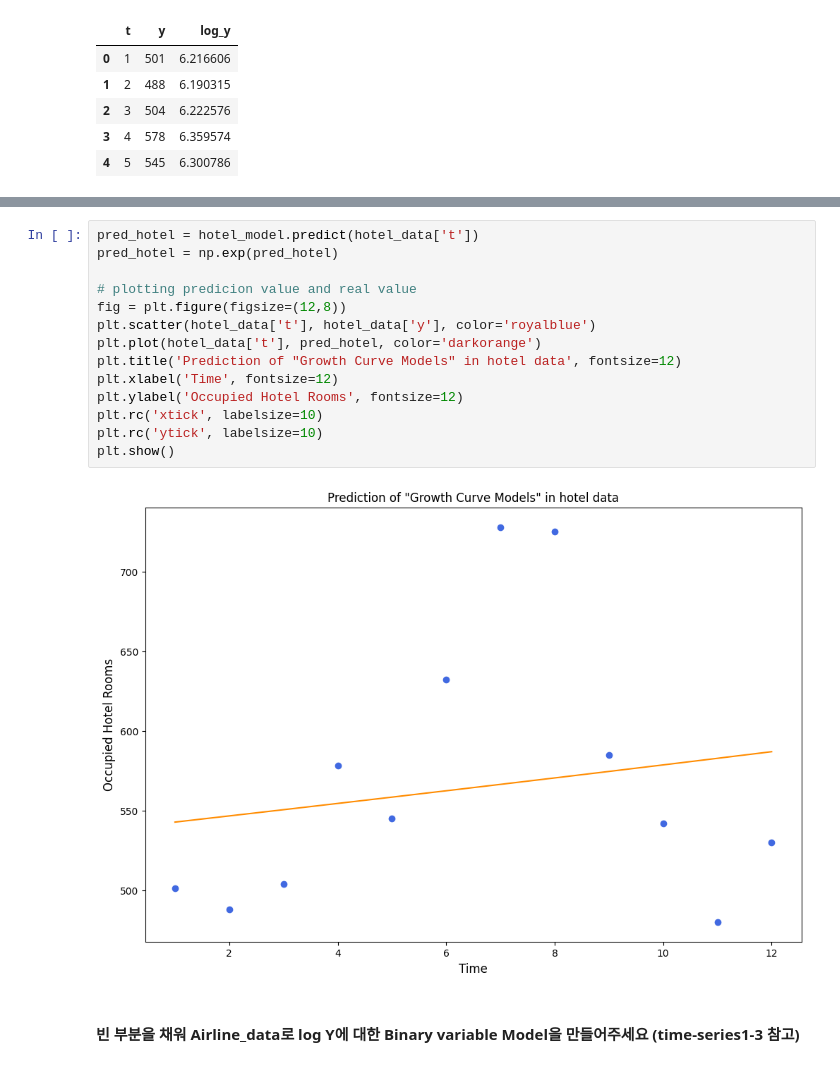
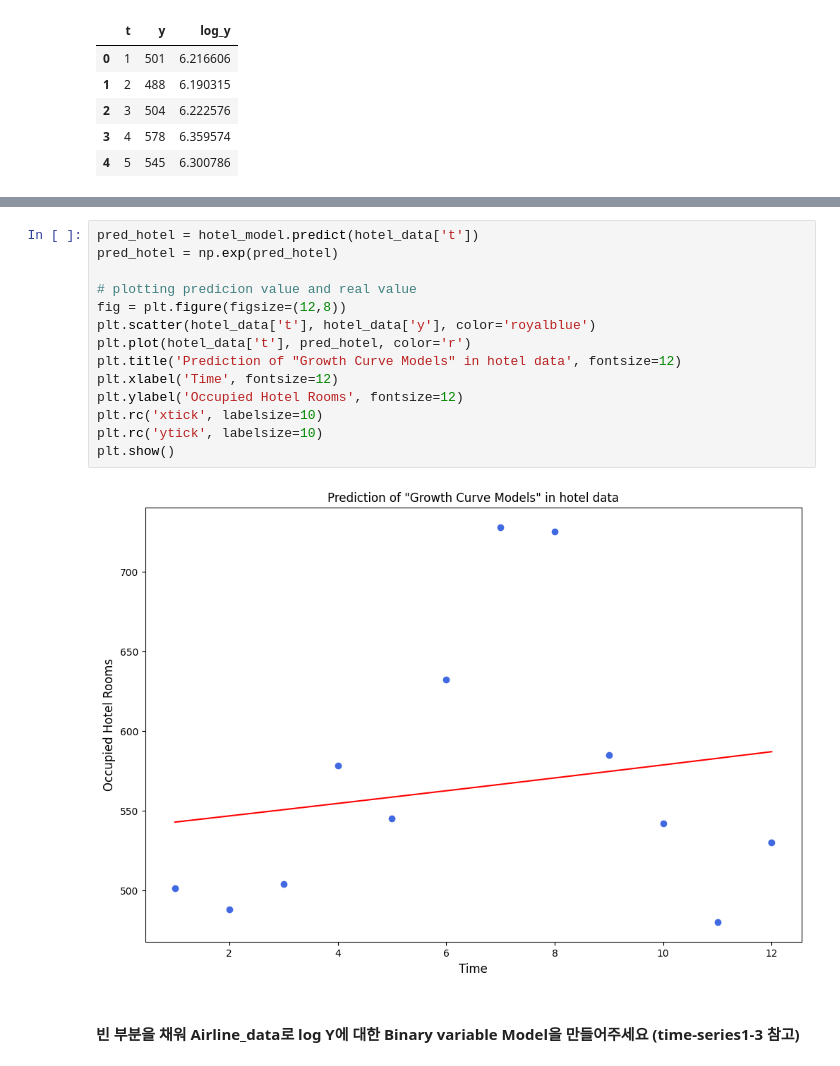
Before and after one commit to Im-JihyunKim/2025_LGE_TimeSeries, a Jupyter notebook: time-series1-solution.ipynb, the cells around one changed output, grey strips where cells are left out. Saved outputs shown, nothing was run; the diff lists cells and outputs as text.

```diff
--- a/time-series1-solution.ipynb
+++ b/time-series1-solution.ipynb
@@ -63,19 +63,19 @@ Notes:
 # %%
 pred_hotel = hotel_model.predict(hotel_data['t'])
 pred_hotel = np.exp(pred_hotel)
 
 # plotting predicion value and real value
 fig = plt.figure(figsize=(12,8))
 plt.scatter(hotel_data['t'], hotel_data['y'], color='royalblue')
-plt.plot(hotel_data['t'], pred_hotel, color='darkorange')
+plt.plot(hotel_data['t'], pred_hotel, color='r')
 plt.title('Prediction of "Growth Curve Models" in hotel data', fontsize=12)
 plt.xlabel('Time', fontsize=12)
 plt.ylabel('Occupied Hotel Rooms', fontsize=12)
 plt.rc('xtick', labelsize=10)
 plt.rc('ytick', labelsize=10)
 plt.show()
 # %% [output]
-[figure, old version]
+[figure, new version]
 # %% [markdown]
 #### 빈 부분을 채워 Airline_data로 log Y에 대한 Binary variable Model을 만들어주세요 (time-series1-3 참고)
 # %%
```
Also changed, not shown: parts of 9 cells of this notebook, 2 other files.
